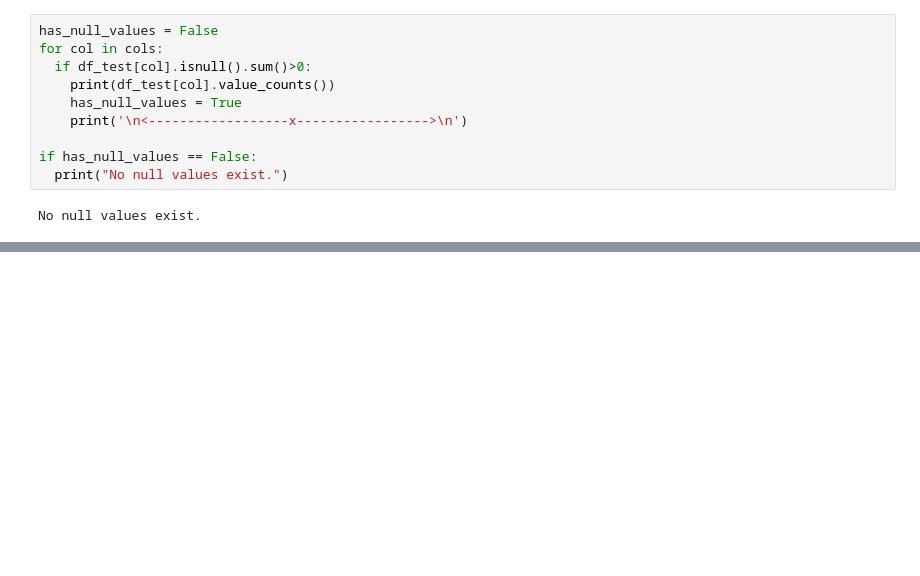
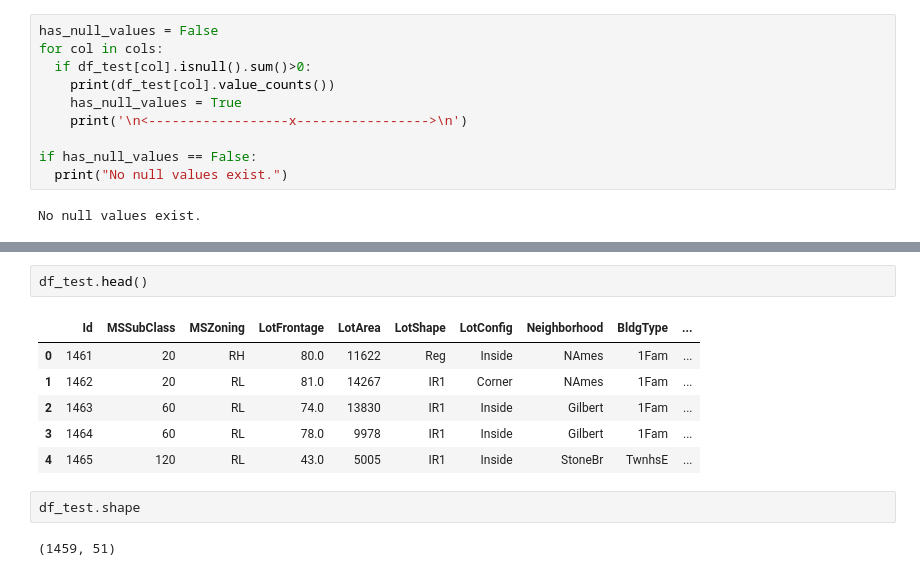
Before and after one commit to akash1309/House-Price-Prediction-Kaggle, a Jupyter notebook: Data_Cleaning.ipynb, the cells around one changed output, grey strips where cells are left out. Cells and saved outputs as stored; diff of their text form; blank space fills up the shorter version.

```diff
--- a/Data_Cleaning.ipynb
+++ b/Data_Cleaning.ipynb
@@ -298,0 +357,13 @@ No null values exist.
+# %%
+df_test.head()
+# %% [output]
+|  | Id | MSSubClass | MSZoning | LotFrontage | LotArea | LotShape | LotConfig | Neighborhood | BldgType | ... |
+| 0 | 1461 | 20 | RH | 80.0 | 11622 | Reg | Inside | NAmes | 1Fam | ... |
+| 1 | 1462 | 20 | RL | 81.0 | 14267 | IR1 | Corner | NAmes | 1Fam | ... |
+| 2 | 1463 | 60 | RL | 74.0 | 13830 | IR1 | Inside | Gilbert | 1Fam | ... |
+| 3 | 1464 | 60 | RL | 78.0 | 9978 | IR1 | Inside | Gilbert | 1Fam | ... |
+| 4 | 1465 | 120 | RL | 43.0 | 5005 | IR1 | Inside | StoneBr | TwnhsE | ... |
+# %%
+df_test.shape
+# %% [output]
+(1459, 51)
```
Also changed, not shown: parts of 10 cells of this notebook.
